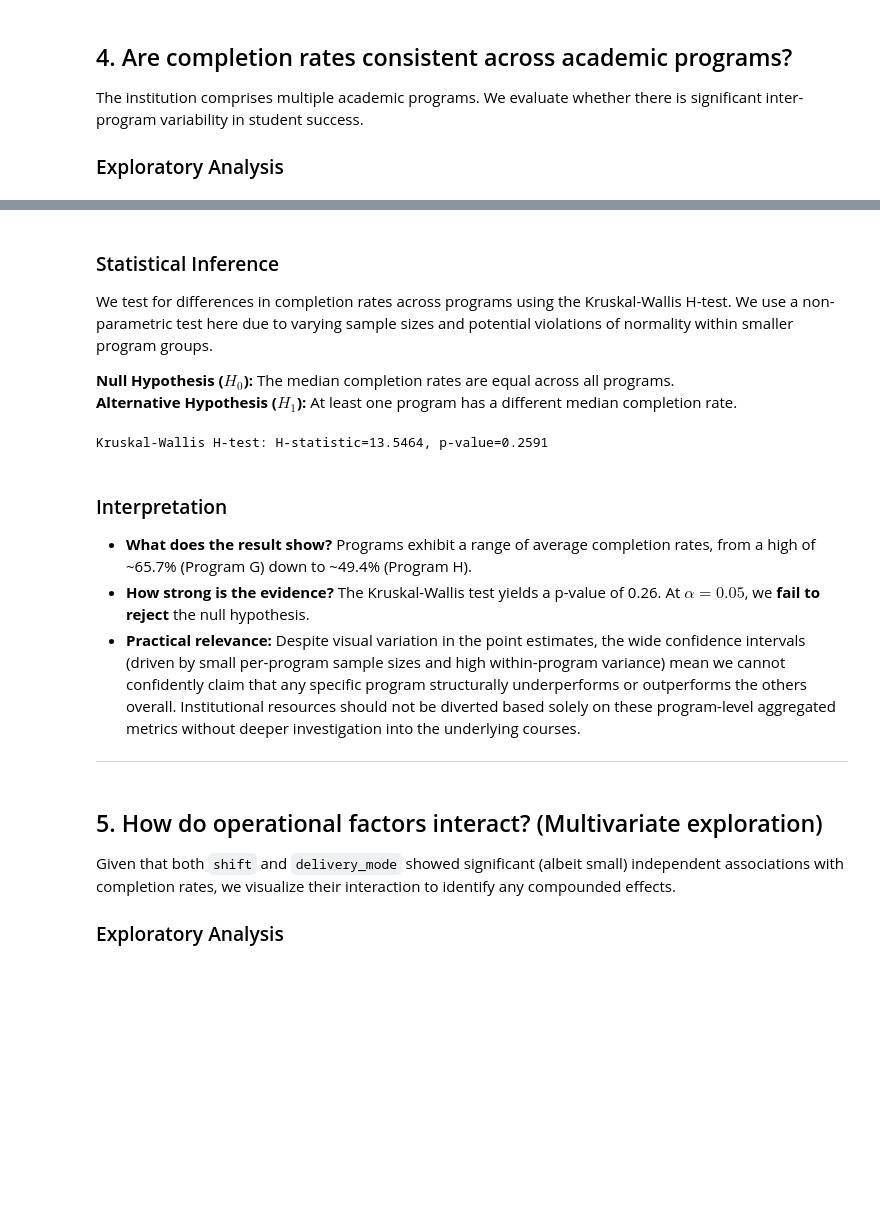
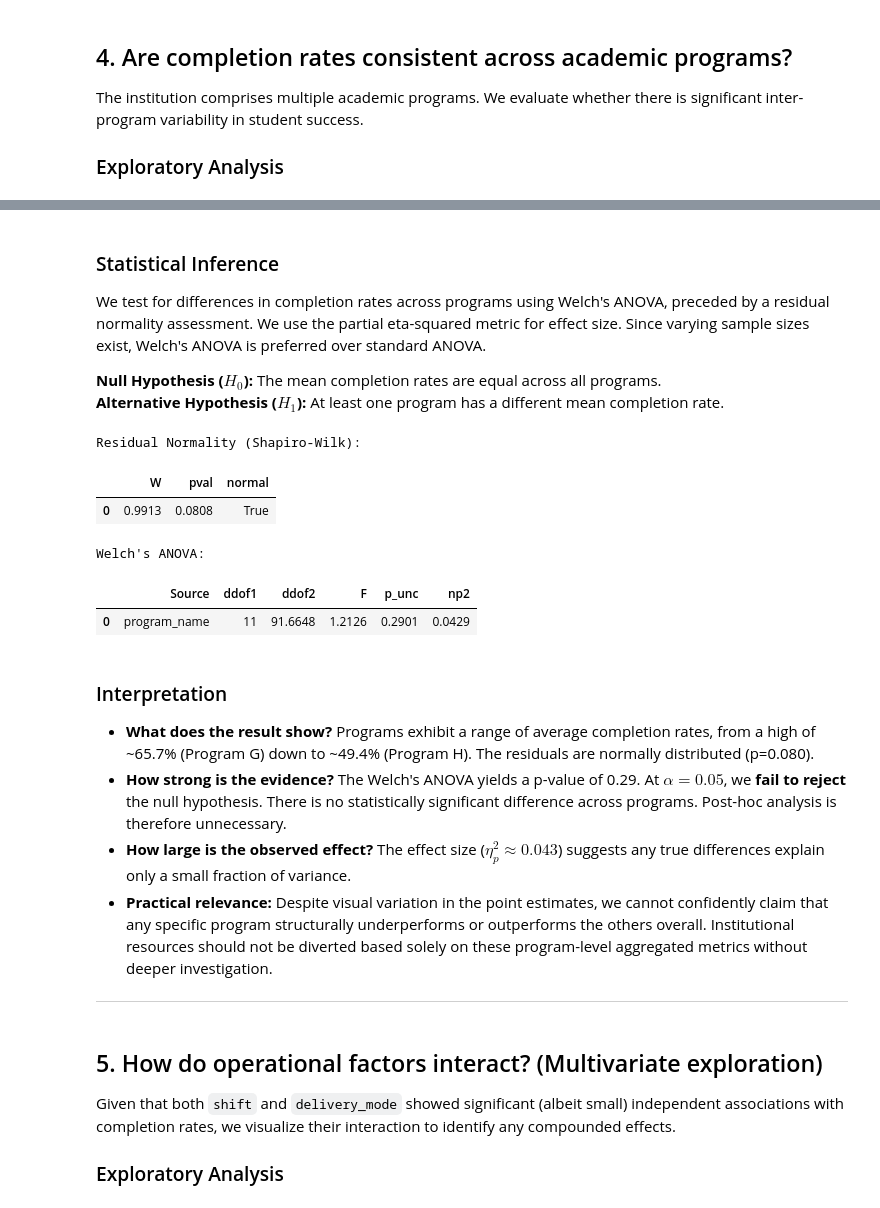
Before and after one commit to valentinarias-dtsc/higher-education-outcomes-analysis, a Jupyter notebook: notebooks/04_analysis.ipynb, the cells around one changed output, grey strips where cells are left out. Saved outputs shown, nothing was run; the diff lists cells and outputs as text; code cells hidden in the pictures; blank space fills up the shorter version.

```diff
--- a/notebooks/04_analysis.ipynb
+++ b/notebooks/04_analysis.ipynb
@@ -353,23 +358,42 @@ Passing `palette` without assigning `hue` is deprecated and will be removed in v
 # %% [markdown]
 ### Statistical Inference
 
-We test for differences in completion rates across programs using the Kruskal-Wallis H-test. We use a non-parametric test here due to varying sample sizes and potential violations of normality within smaller program groups.
+We test for differences in completion rates across programs using Welch's ANOVA, preceded by a residual normality assessment. We use the partial eta-squared metric for effect size. Since varying sample sizes exist, Welch's ANOVA is preferred over standard ANOVA.
 
-**Null Hypothesis ($H_0$):** The median completion rates are equal across all programs.
-**Alternative Hypothesis ($H_1$):** At least one program has a different median completion rate.
+**Null Hypothesis ($H_0$):** The mean completion rates are equal across all programs.
+**Alternative Hypothesis ($H_1$):** At least one program has a different mean completion rate.
 # %%
-groups_prog = [group['completion_rate'].values for name, group in data.groupby('program_name') if len(group) >= 10]
+# Filter programs with at least 10 observations
+counts = data['program_name'].value_counts()
+valid_progs = counts[counts >= 10].index
+data_prog = data[data['program_name'].isin(valid_progs)]
 
-h_stat, p_kw = stats.kruskal(*groups_prog)
-print(f"Kruskal-Wallis H-test: H-statistic={h_stat:.4f}, p-value={p_kw:.4f}")
+# Residual normality assumption
+model_prog = ols('completion_rate ~ C(program_name)', data=data_prog).fit()
+res_norm_prog = pg.normality(model_prog.resid)
+print("Residual Normality (Shapiro-Wilk):")
+display(res_norm_prog)
+
+# Welch's ANOVA
+aov_prog = pg.welch_anova(dv='completion_rate', between='program_name', data=data_prog)
+print("\nWelch's ANOVA:")
+display(aov_prog)
+
+# Note: Since Welch's ANOVA is not significant (p > 0.05), a post-hoc test like Games-Howell is not strictly required.
 # %% [output]
-Kruskal-Wallis H-test: H-statistic=13.5464, p-value=0.2591
+Residual Normality (Shapiro-Wilk):
+|  | W | pval | normal |
+| 0 | 0.9913 | 0.0808 | True |
+Welch's ANOVA:
+|  | Source | ddof1 | ddof2 | F | p_unc | np2 |
+| 0 | program_name | 11 | 91.6648 | 1.2126 | 0.2901 | 0.0429 |
 # %% [markdown]
 ### Interpretation
 
-- **What does the result show?** Programs exhibit a range of average completion rates, from a high of ~65.7% (Program G) down to ~49.4% (Program H).
-- **How strong is the evidence?** The Kruskal-Wallis test yields a p-value of 0.26. At $\alpha = 0.05$, we **fail to reject** the null hypothesis.
-- **Practical relevance:** Despite visual variation in the point estimates, the wide confidence intervals (driven by small per-program sample sizes and high within-program variance) mean we cannot confidently claim that any specific program structurally underperforms or outperforms the others overall. Institutional resources should not be diverted based solely on these program-level aggregated metrics without deeper investigation into the underlying courses.
+- **What does the result show?** Programs exhibit a range of average completion rates, from a high of ~65.7% (Program G) down to ~49.4% (Program H). The residuals are normally distributed (p=0.080).
+- **How strong is the evidence?** The Welch's ANOVA yields a p-value of 0.29. At $\alpha = 0.05$, we **fail to reject** the null hypothesis. There is no statistically significant difference across programs. Post-hoc analysis is therefore unnecessary.
+- **How large is the observed effect?** The effect size ($\eta^2_p \approx 0.043$) suggests any true differences explain only a small fraction of variance.
+- **Practical relevance:** Despite visual variation in the point estimates, we cannot confidently claim that any specific program structurally underperforms or outperforms the others overall. Institutional resources should not be diverted based solely on these program-level aggregated metrics without deeper investigation.
 
 ---
 # %% [markdown]
```
Also changed, not shown: parts of 8 cells of this notebook.
